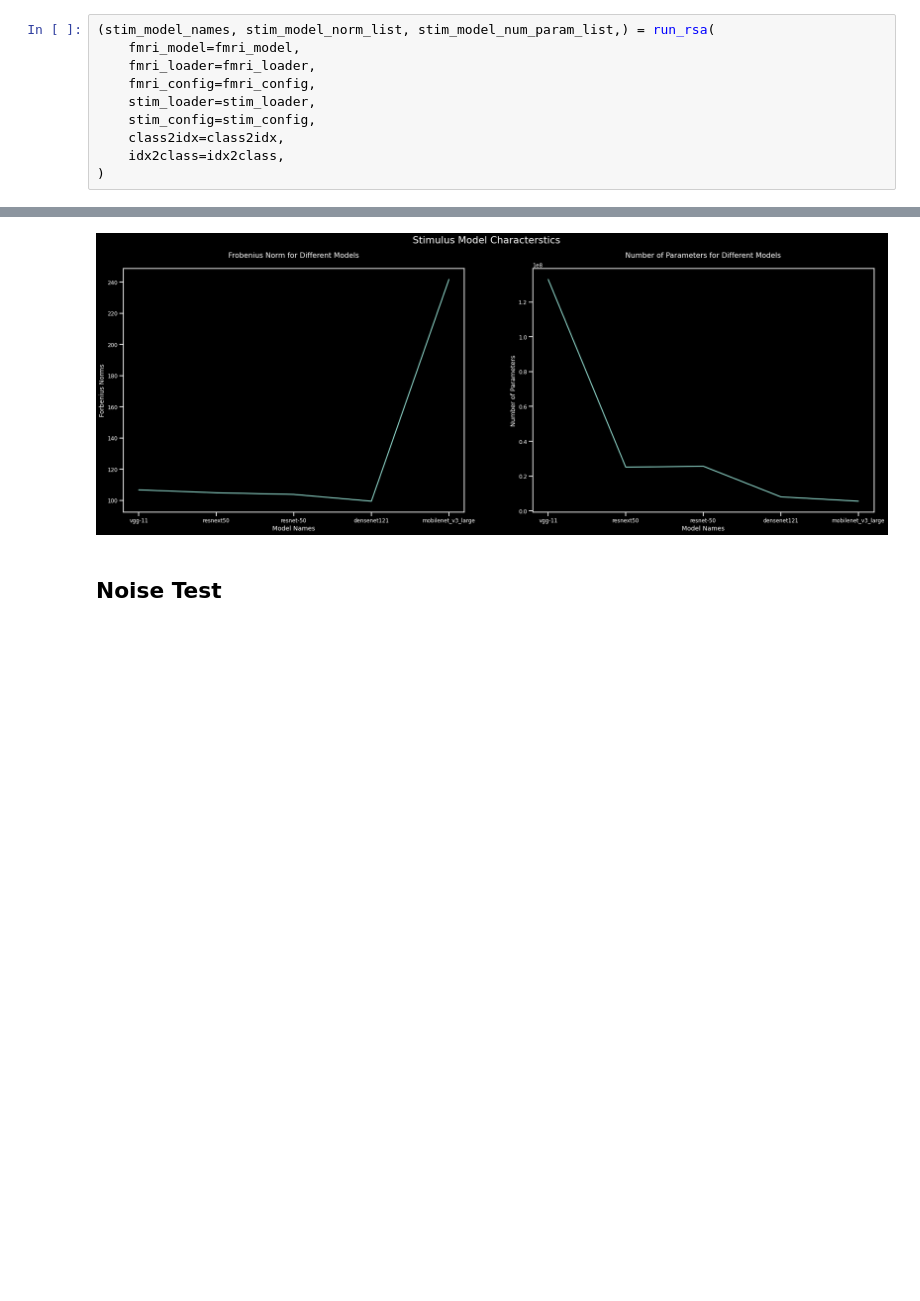
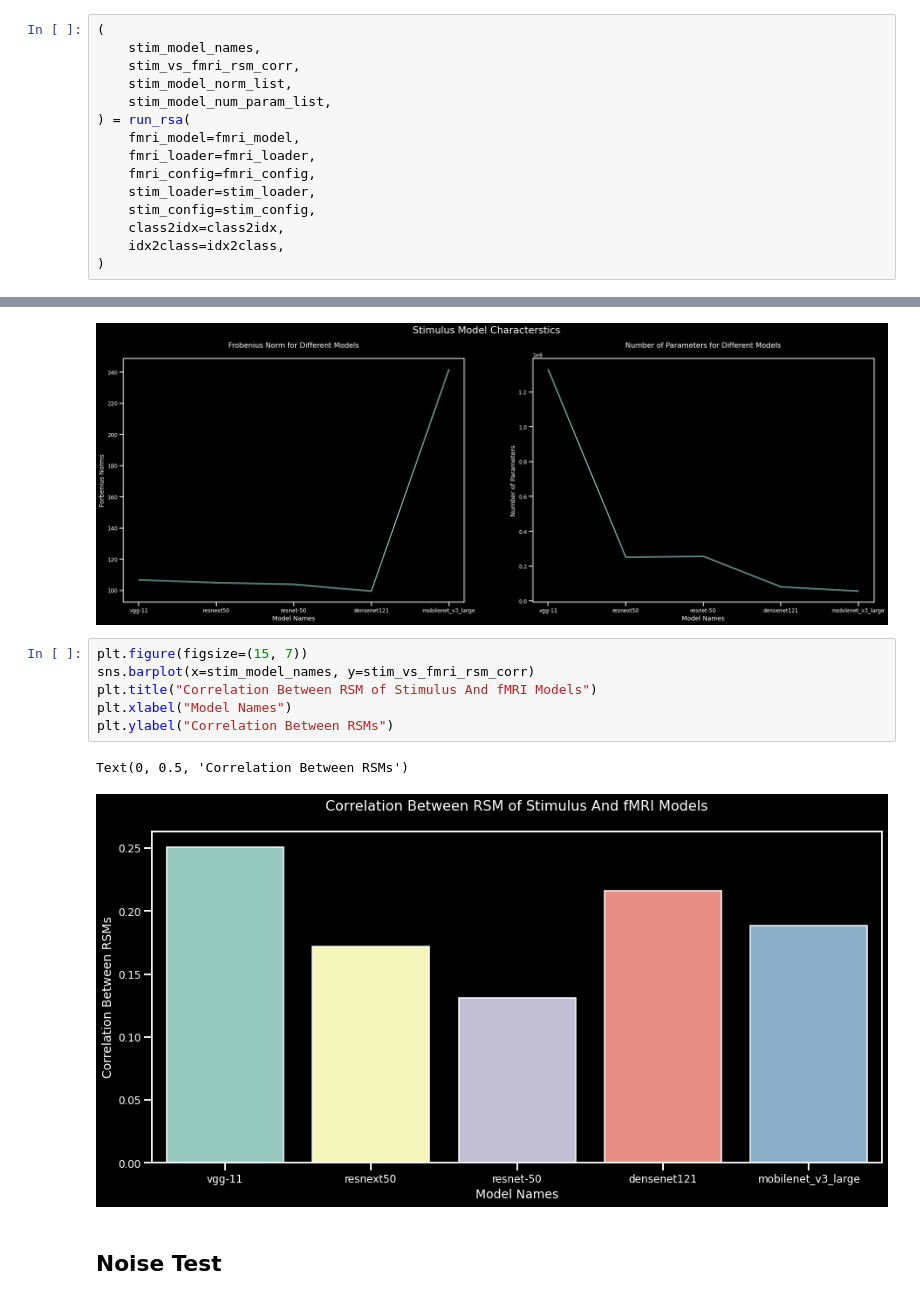
Before and after one commit to theairbend3r/decoding-thoughts, a Jupyter notebook: notebooks/04_similarity_analysis.ipynb, the cells around one changed output, grey strips where cells are left out. Saved outputs shown, nothing was run; the diff lists cells and outputs as text; blank space fills up the shorter version.

```diff
--- a/notebooks/04_similarity_analysis.ipynb
+++ b/notebooks/04_similarity_analysis.ipynb
@@ -98,7 +102,12 @@ fMRI model loaded successfully.
 # %% [markdown]
 ## Cosine Similarity Matrix
 # %%
-(stim_model_names, stim_model_norm_list, stim_model_num_param_list,) = run_rsa(
+(
+    stim_model_names,
+    stim_vs_fmri_rsm_corr,
+    stim_model_norm_list,
+    stim_model_num_param_list,
+) = run_rsa(
     fmri_model=fmri_model,
     fmri_loader=fmri_loader,
     fmri_config=fmri_config,
@@ -142,6 +146,15 @@ plt.suptitle("Stimulus Model Characterstics")
 # %% [output]
 Text(0.5, 0.98, 'Stimulus Model Characterstics')
 [figure]
+# %%
+plt.figure(figsize=(15, 7))
+sns.barplot(x=stim_model_names, y=stim_vs_fmri_rsm_corr)
+plt.title("Correlation Between RSM of Stimulus And fMRI Models")
+plt.xlabel("Model Names")
+plt.ylabel("Correlation Between RSMs")
+# %% [output]
+Text(0, 0.5, 'Correlation Between RSMs')
+[figure, added]
 # %% [markdown]
 ## Noise Test
 # %%
```
Also changed, not shown: parts of 10 cells of this notebook, 4 other files.
